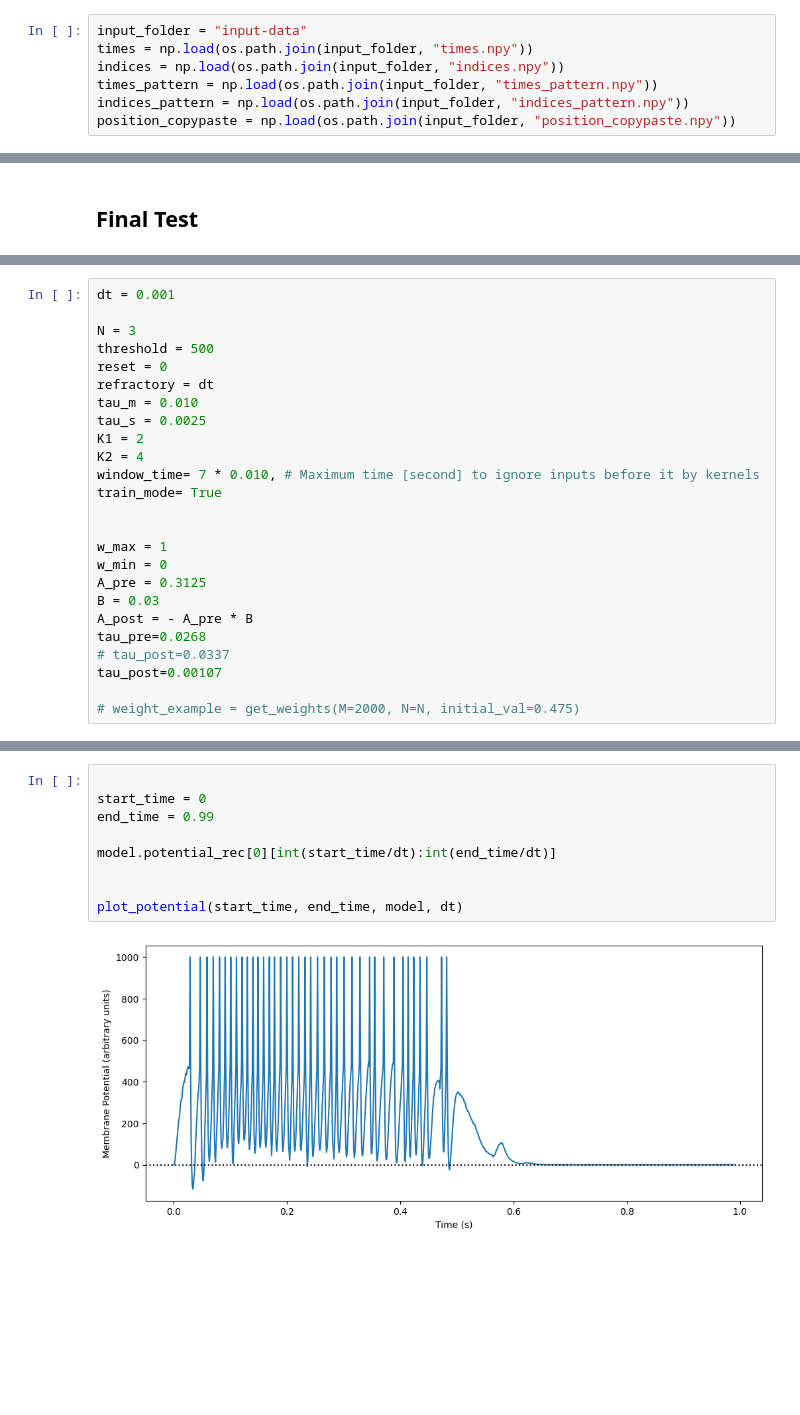
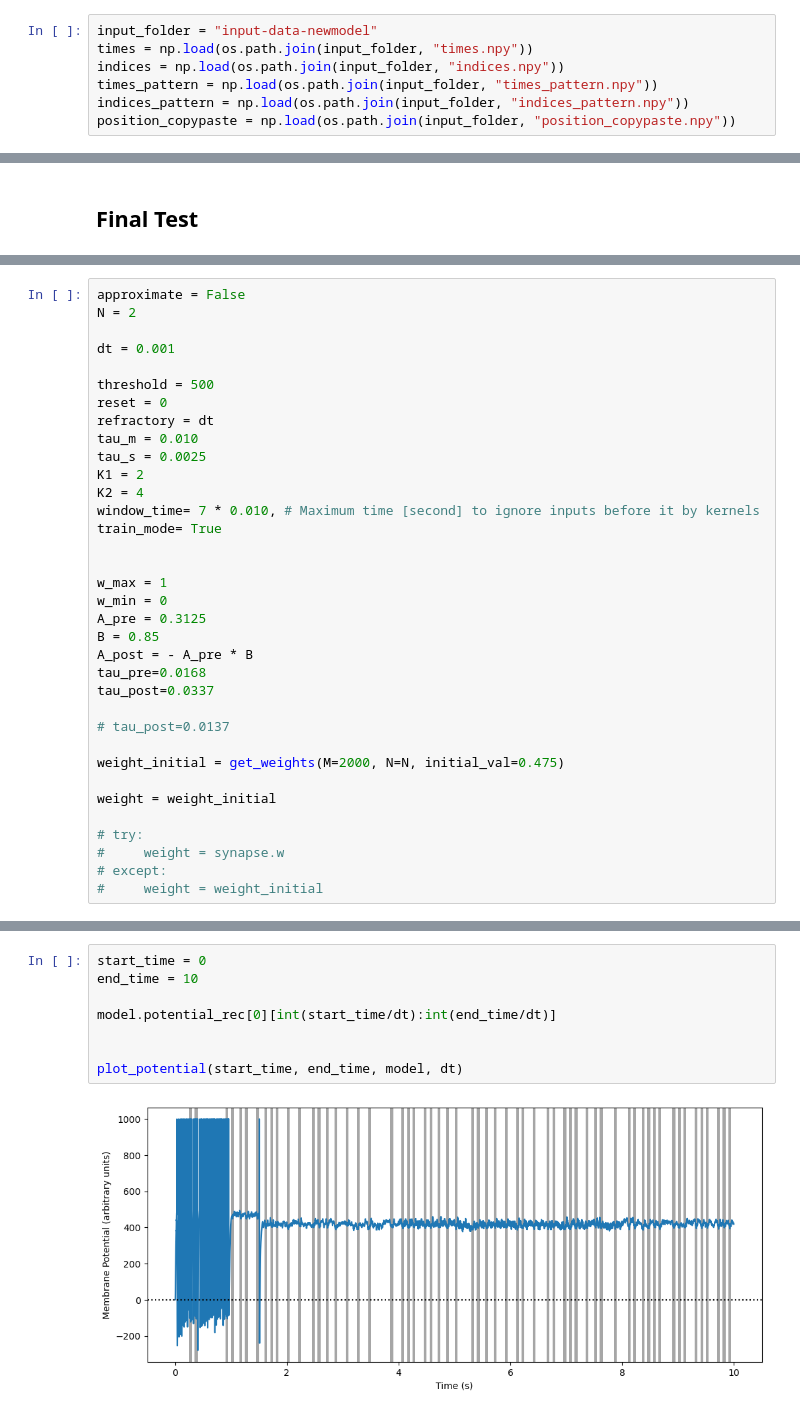
Before and after one commit to mehranfaraji/STDP-Finds-Start-of-Patterns, a Jupyter notebook: dev.ipynb, the cells around one changed output, grey strips where cells are left out. Drawn from its saved outputs; the diff is of its cells as text; blank space fills up the shorter version.

Commit message:
changed some files and trying to figure out how to make new model work!

```diff
--- a/dev.ipynb
+++ b/dev.ipynb
@@ -25,7 +34,7 @@ def pprint(A, precision=3):
 # %% [markdown]
 ## Reading sample data
 # %%
-input_folder = "input-data"
+input_folder = "input-data-newmodel"
 times = np.load(os.path.join(input_folder, "times.npy"))
 indices = np.load(os.path.join(input_folder, "indices.npy"))
 times_pattern = np.load(os.path.join(input_folder, "times_pattern.npy"))
@@ -1078,7 +1087,9 @@ def get_weights(M, N, initial_val):
 # %%
+approximate = False
+N = 2
+
 dt = 0.001
 
-N = 3
 threshold = 500
 reset = 0
 refractory = dt
@@ -1093,10 +1104,18 @@ train_mode= True
 w_max = 1
 w_min = 0
 A_pre = 0.3125
-B = 0.03
+B = 0.85
 A_post = - A_pre * B
-tau_pre=0.0268
-# tau_post=0.0337
-tau_post=0.00107
+tau_pre=0.0168
+tau_post=0.0337
 
-# weight_example = get_weights(M=2000, N=N, initial_val=0.475)
+# tau_post=0.0137
+
+weight_initial = get_weights(M=2000, N=N, initial_val=0.475)
+
+weight = weight_initial
+
+# try:
+#     weight = synapse.w
+# except:
+#     weight = weight_initial
@@ -1167,11 +1185,10 @@ def plot_potential(start_time, end_time, model, dt, save_path=None):
 # %%
-
 start_time = 0
-end_time = 0.99
+end_time = 10
 
 model.potential_rec[0][int(start_time/dt):int(end_time/dt)]
 
 
 plot_potential(start_time, end_time, model, dt)
 # %% [output]
-[figure, old version]
+[figure, new version]
```
Also changed, not shown: parts of 22 cells of this notebook, 4 other files.
